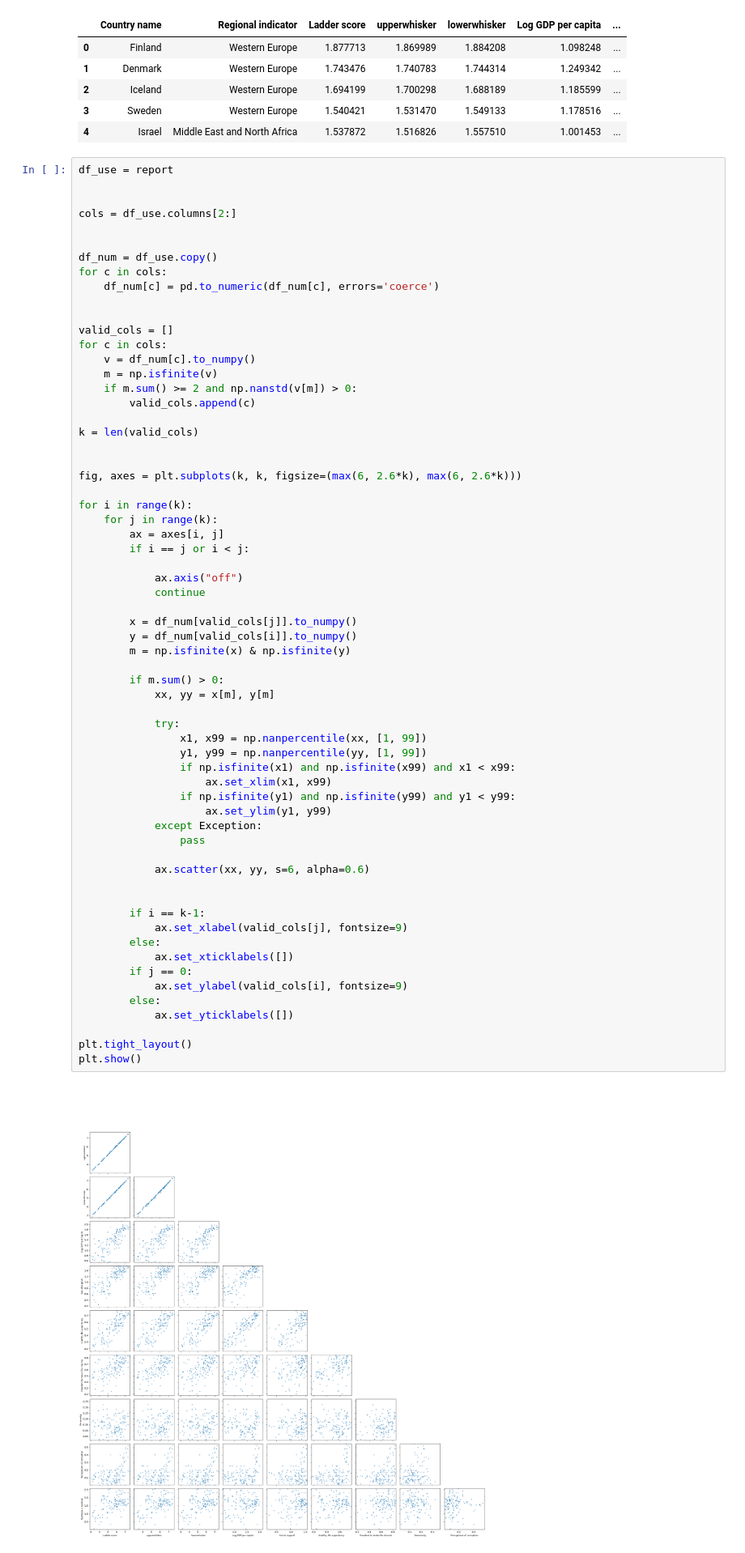
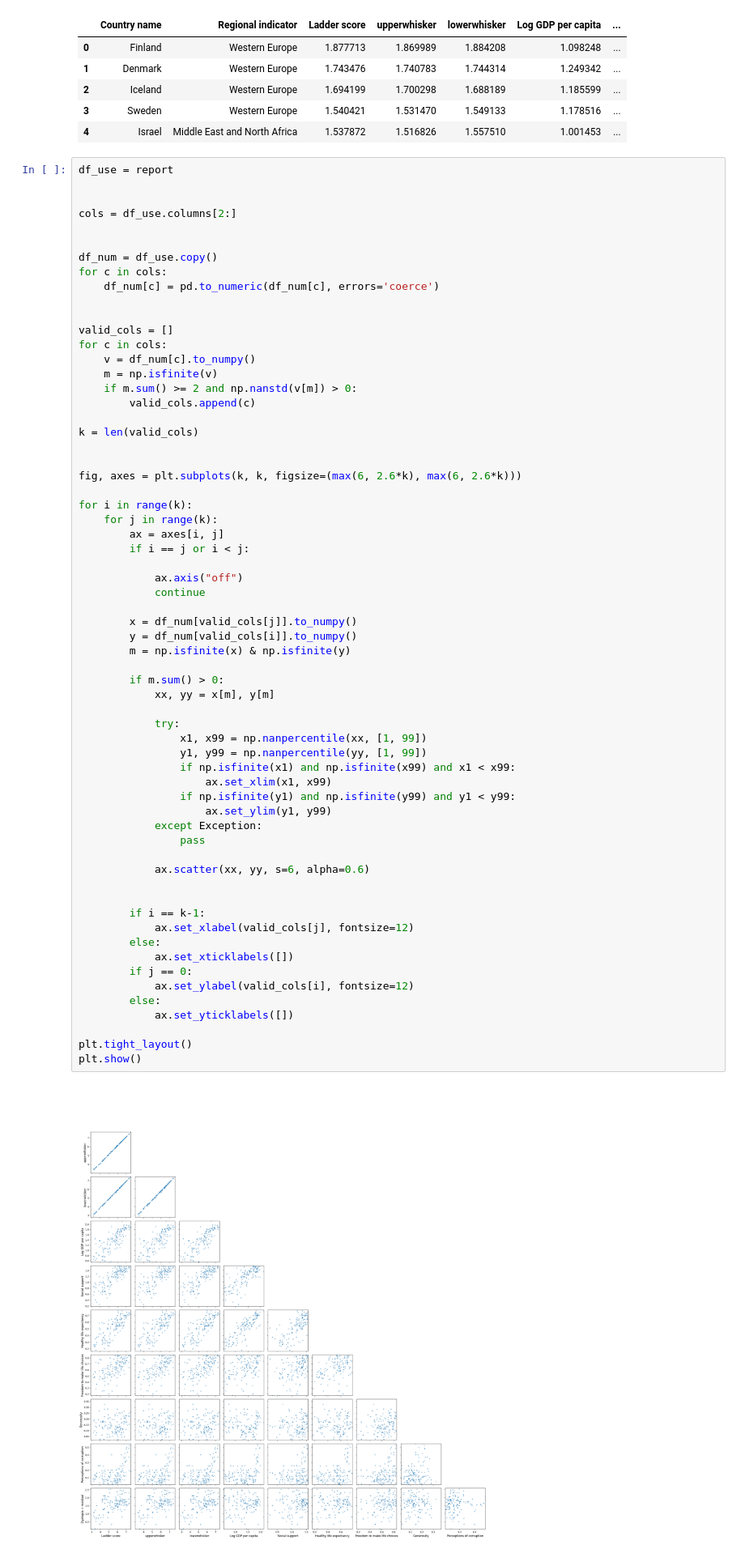
Before and after one commit to Ajb2307/DSPS_ABaldelli, a Jupyter notebook: HW7/HW7.ipynb, the cells around one changed output. Shown at 81% size. Cells and saved outputs as stored; diff of their text form.

```diff
--- a/HW7/HW7.ipynb
+++ b/HW7/HW7.ipynb
@@ -146,33 +146,33 @@ for i in range(k):
         x = df_num[valid_cols[j]].to_numpy()
         y = df_num[valid_cols[i]].to_numpy()
         m = np.isfinite(x) & np.isfinite(y)
 
         if m.sum() > 0:
             xx, yy = x[m], y[m]
 
             try:
                 x1, x99 = np.nanpercentile(xx, [1, 99])
                 y1, y99 = np.nanpercentile(yy, [1, 99])
                 if np.isfinite(x1) and np.isfinite(x99) and x1 < x99:
                     ax.set_xlim(x1, x99)
                 if np.isfinite(y1) and np.isfinite(y99) and y1 < y99:
                     ax.set_ylim(y1, y99)
             except Exception:
                 pass
 
             ax.scatter(xx, yy, s=6, alpha=0.6)
 
 
         if i == k-1:
-            ax.set_xlabel(valid_cols[j], fontsize=9)
+            ax.set_xlabel(valid_cols[j], fontsize=12)
         else:
             ax.set_xticklabels([])
         if j == 0:
-            ax.set_ylabel(valid_cols[i], fontsize=9)
+            ax.set_ylabel(valid_cols[i], fontsize=12)
         else:
             ax.set_yticklabels([])
 
 plt.tight_layout()
 plt.show()
 # %% [output]
-[figure, old version]
+[figure, new version]
```
Also changed, not shown: parts of 11 cells of this notebook.
